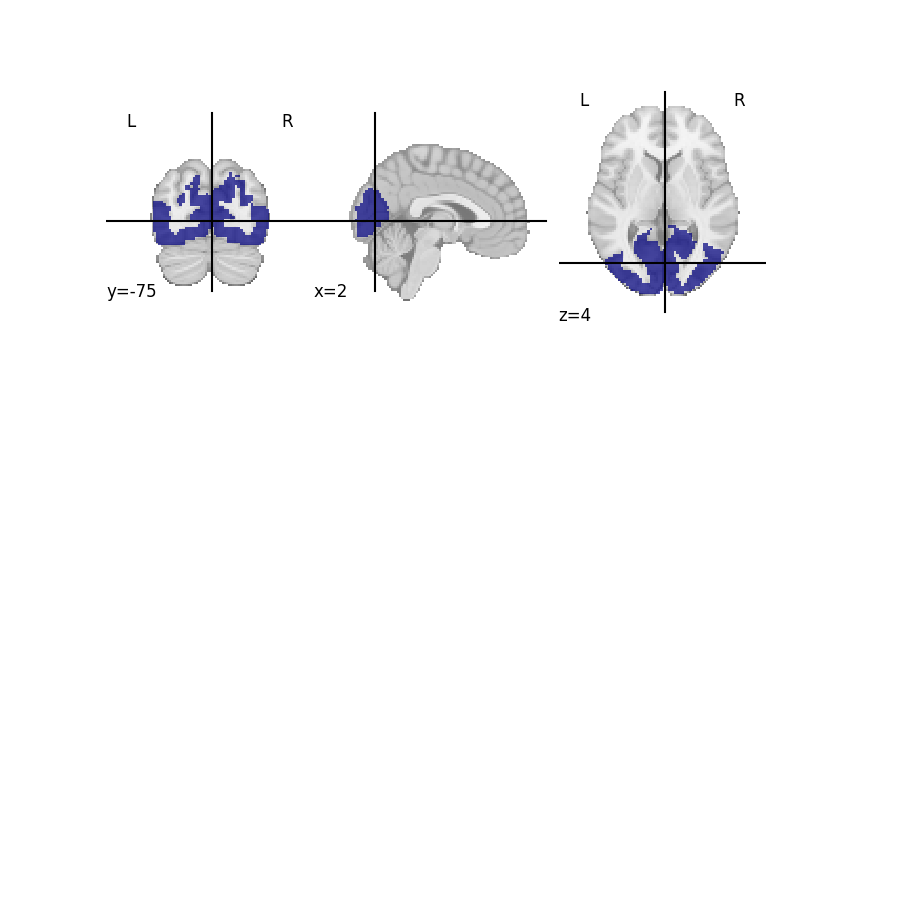
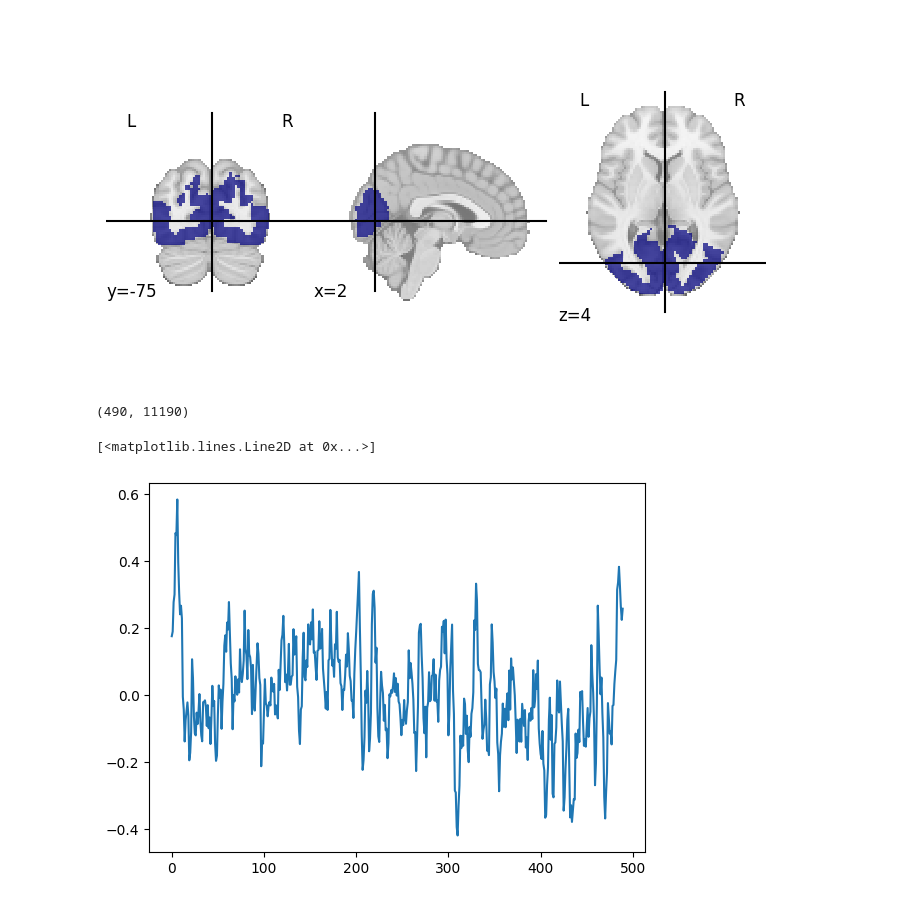
Before and after one commit to laurabpaulsen/fMRI_analysis, a Jupyter notebook: sanity_checks.ipynb, the cells around one changed output. Saved outputs shown, nothing was run; the diff lists cells and outputs as text; code cells hidden in the pictures; blank space fills up the shorter version.

Commit message:
add plotting

```diff
--- a/sanity_checks.ipynb
+++ b/sanity_checks.ipynb
@@ -77,11 +71,17 @@ nplot.plot_roi(roi_mask_visual)
 # %%
 # apply the mask to the bold
 from nilearn import input_data
 
 masker = input_data.NiftiMasker(mask_img=roi_mask_visual, standardize=True)
 masked_data = masker.fit_transform(func_img)
 
+# average in visual cortex
+visual_bold = np.mean(masked_data, axis=1)
+
 # plot the masked data
-import matplotlib.pyplot as plt
 print(masked_data.shape)
-plt.plot(masked_data[:, 0], label='Visual area')
+plt.plot(visual_bold, label='Visual area')
+# %% [output]
+(490, 11190)
+[<matplotlib.lines.Line2D at 0x...>]
+[figure, added]
```
Also changed, not shown: parts of 4 cells of this notebook.
